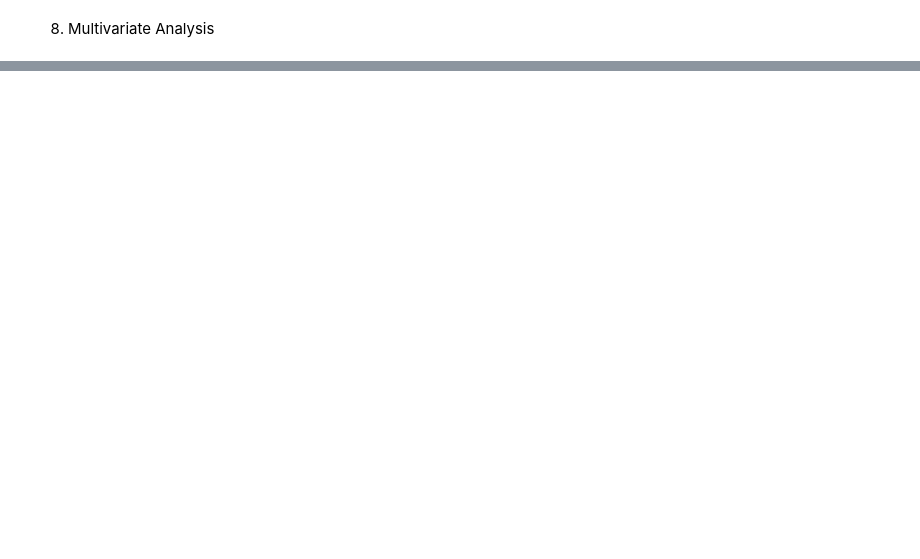
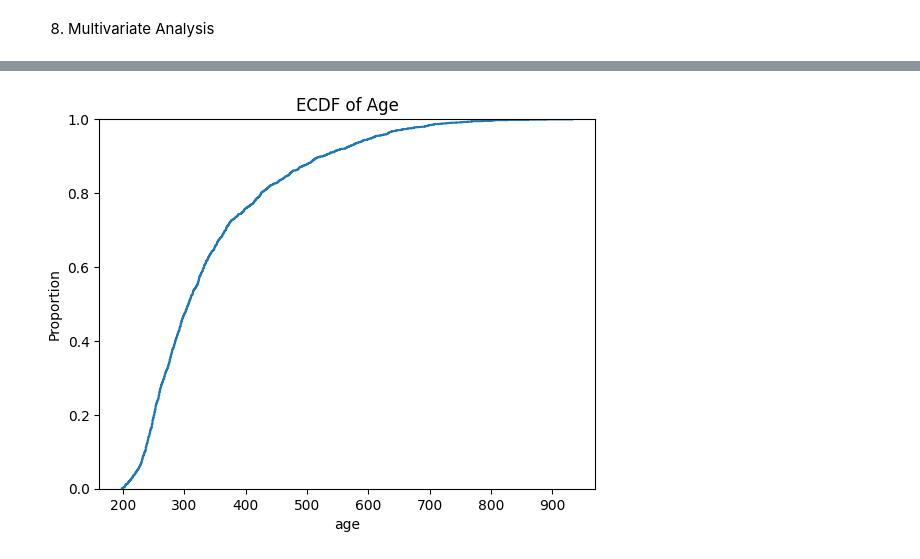
Before and after one commit to Tasneem1312/22BDS0402-EDA-Project, a Jupyter notebook: 22BDS0402_EDA.ipynb, the cells around one changed output, grey strips where cells are left out. Drawn from its saved outputs; the diff is of its cells as text; code cells hidden in the pictures; blank space fills up the shorter version.

```diff
--- a/22BDS0402_EDA.ipynb
+++ b/22BDS0402_EDA.ipynb
@@ -155,0 +239,6 @@ plt.show()
+# %%
+sns.ecdfplot(df['age'])
+plt.title('ECDF of Age')
+plt.show()
+# %% [output]
+[figure, added]
```
Also changed, not shown: parts of 27 cells of this notebook.
